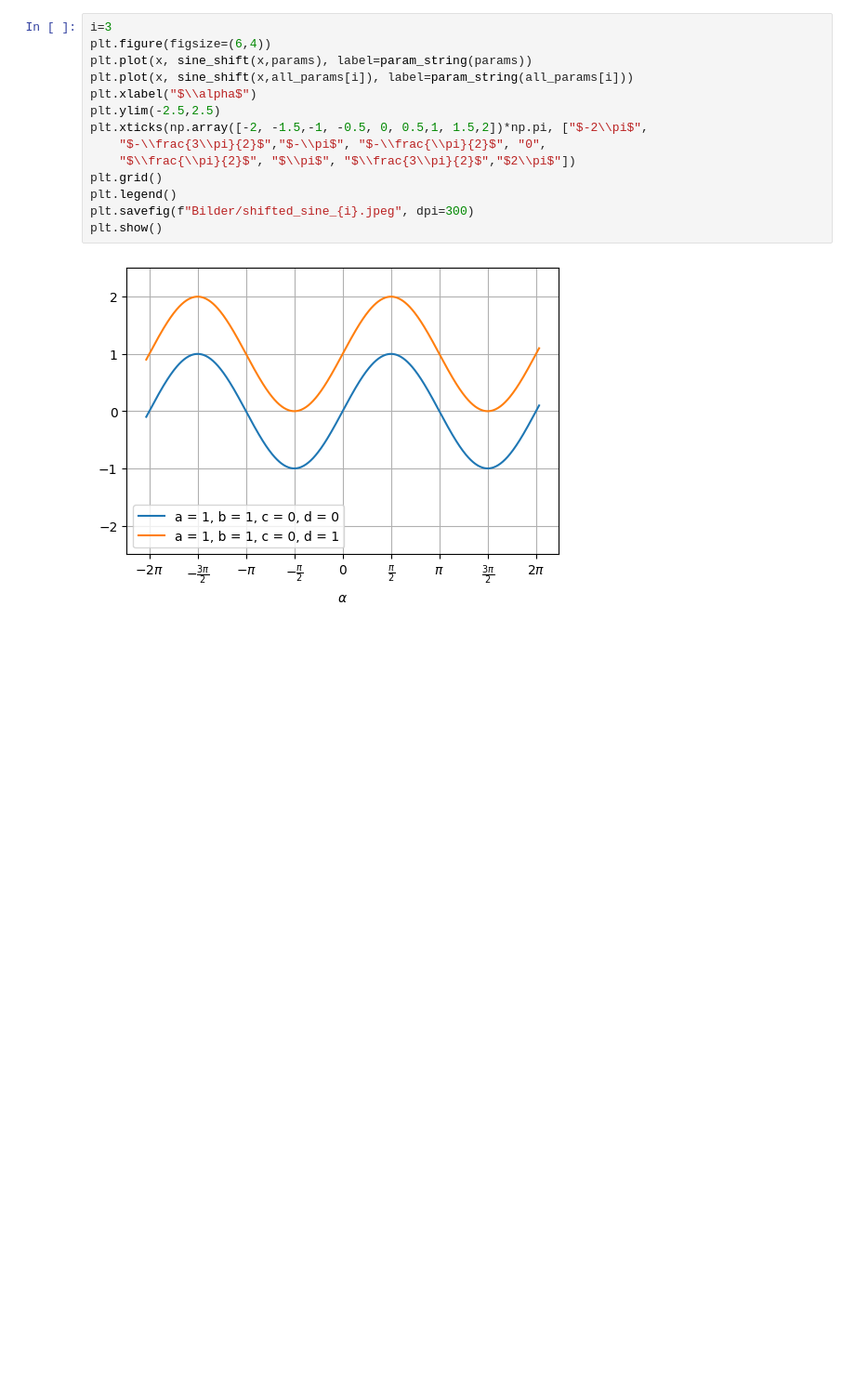
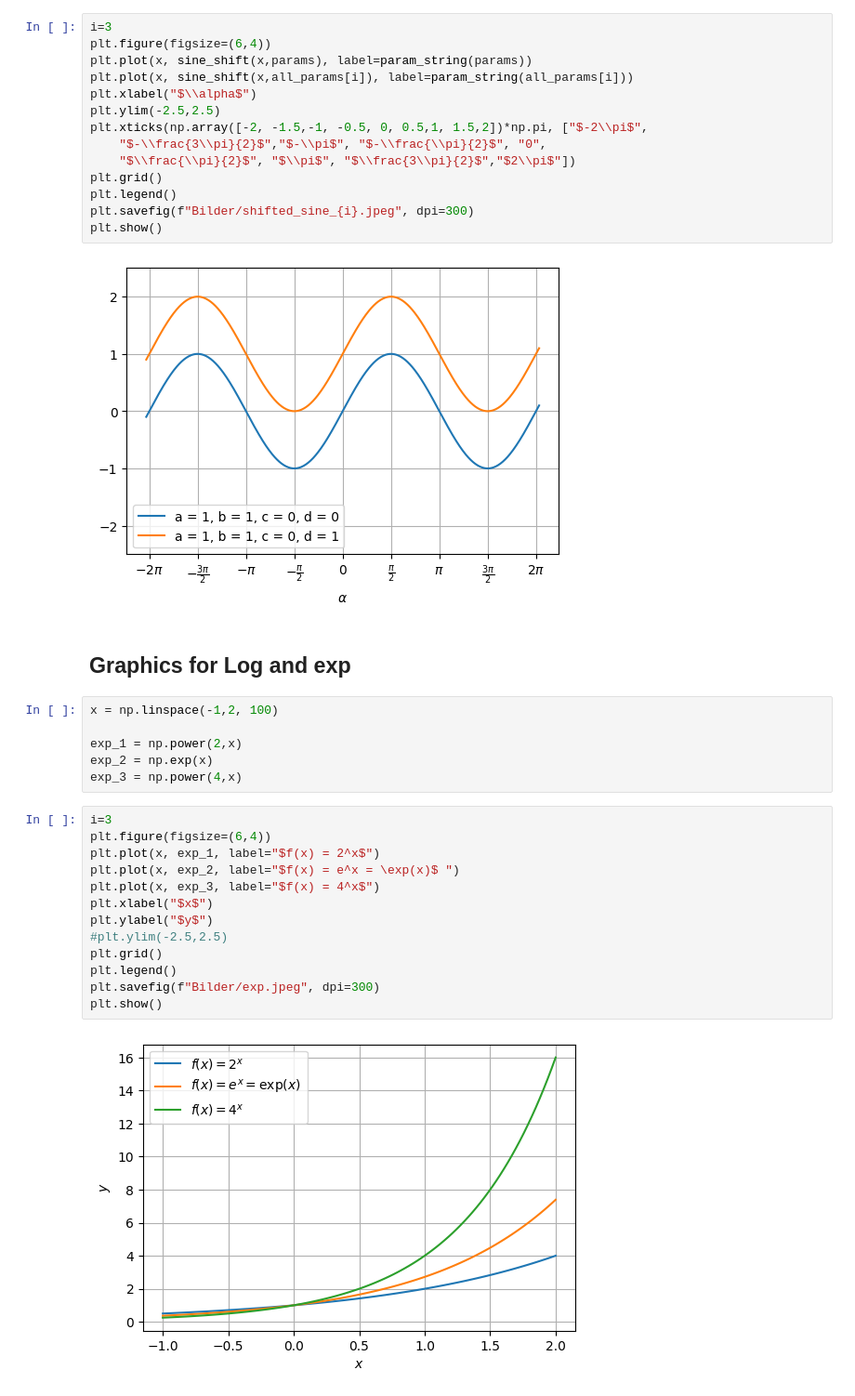
Before and after one commit to CatharinaHock/Junior-Akademie-2026, a Jupyter notebook: graphics_python.ipynb, the cells around one changed output. Shown at 93% size. Drawn from its saved outputs; the diff is of its cells as text; blank space fills up the shorter version.

```diff
--- a/graphics_python.ipynb
+++ b/graphics_python.ipynb
@@ -154,3 +154,26 @@ plt.savefig(f"Bilder/shifted_sine_{i}.jpeg", dpi=300)
 plt.show()
 # %% [output]
 [figure]
+# %% [markdown]
+## Graphics for Log and exp
+# %%
+x = np.linspace(-1,2, 100)
+
+exp_1 = np.power(2,x)
+exp_2 = np.exp(x)
+exp_3 = np.power(4,x)
+# %%
+i=3
+plt.figure(figsize=(6,4))
+plt.plot(x, exp_1, label="$f(x) = 2^x$")
+plt.plot(x, exp_2, label="$f(x) = e^x = \exp(x)$ ")
+plt.plot(x, exp_3, label="$f(x) = 4^x$")
+plt.xlabel("$x$")
+plt.ylabel("$y$")
+#plt.ylim(-2.5,2.5)
+plt.grid()
+plt.legend()
+plt.savefig(f"Bilder/exp.jpeg", dpi=300)
+plt.show()
+# %% [output]
+[figure, added]
```
Also changed, not shown: parts of 2 cells of this notebook, 9 other files.
